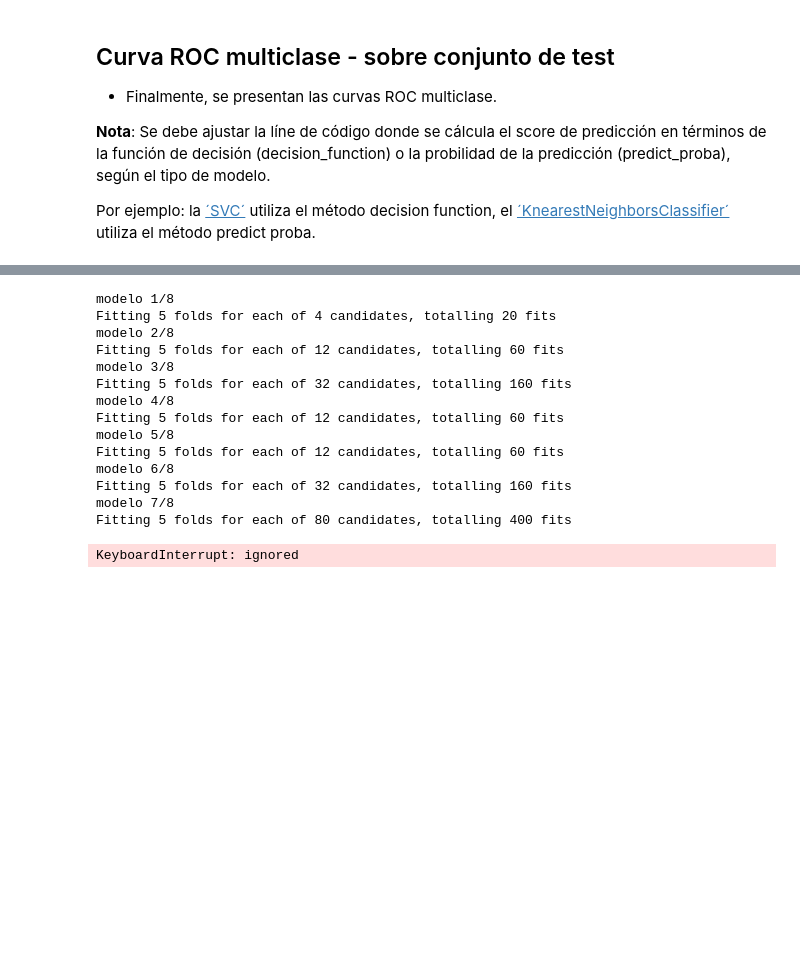
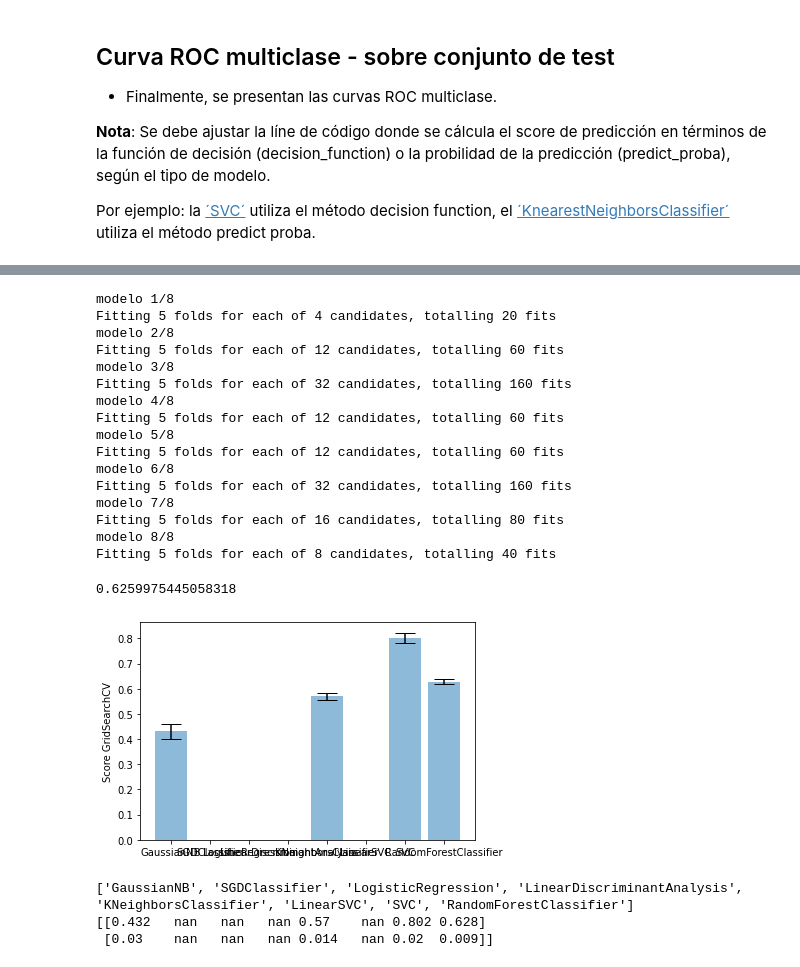
Before and after one commit to danpamplona/TareasMineria, a Jupyter notebook: Ejemplo7.ipynb, the cells around one changed output, grey strips where cells are left out. Cells and saved outputs as stored; diff of their text form; code cells hidden in the pictures; blank space fills up the shorter version.

```diff
--- a/Ejemplo7.ipynb
+++ b/Ejemplo7.ipynb
@@ -475,25 +513,24 @@ parameters =[
               },
               {
               'cl__C':[1e-4,1e-2,1e-1,1],  #Parámetros SVC
-              'cl__kernel':['linear', 'poly', 'rbf', 'sigmoid', 'precomputed'],
-               'cl__degree':[3,4,5,6]
+              'cl__kernel':['linear', 'poly'],
+               'cl__degree':[3,4,]
 
               },
              {
               'cl__n_estimators':[10,20,30,50],  #Parámetros RandomForestClassifier
               'cl__criterion':['gini', 'entropy'],
-              'cl__C':[1e-4,1e-2,1,1.5]
-              },
+              }
               ]
 
 label_models = ['GaussianNB','SGDClassifier', 'LogisticRegression', 'LinearDiscriminantAnalysis','KNeighborsClassifier','LinearSVC','SVC','RandomForestClassifier']
 
 models = []
 filename = 'results/lfw_models'
-for i in range(len(steps)): # recorrer modelos según lista pipeline
+for i in range(len(steps)): #recorrer modelos según lista pipeline
     print('modelo %d/%d' % (i+1,len(steps)))
     grid_search = GridSearchCV(Pipeline(steps[i]), parameters[i], n_jobs=-1,cv=5,
-                                scoring='accuracy',refit= True,verbose=10)#gridsearch para modelo i
+                                scoring='accuracy',refit= True,verbose=10) #gridsearch para modelo i
     grid_search.fit(Xtrain, ytrain)
     #mejor modelo entrenado
     models += [grid_search] #guardar modelos
@@ -512,5 +549,32 @@ Fitting 5 folds for each of 12 candidates, totalling 60 fits
 modelo 6/8
 Fitting 5 folds for each of 32 candidates, totalling 160 fits
 modelo 7/8
-Fitting 5 folds for each of 80 candidates, totalling 400 fits
+Fitting 5 folds for each of 16 candidates, totalling 80 fits
+modelo 8/8
+Fitting 5 folds for each of 8 candidates, totalling 40 fits
-KeyboardInterrupt: ignored
+# %%
+ind = models[2].cv_results_['mean_test_score'].argmax()
+models[i].cv_results_['mean_test_score'][i]
+# %% [output]
+0.6259975445058318
+# %%
+#recorrer modelos
+bars_ = np.zeros((2,len(models)))#arreglo de barras para graficar mejores modelos en promedio con std
+for i in range(len(models)):
+  ind = models[i].cv_results_['mean_test_score'].argmax()#se determina el mejor score de clasificación
+  bars_[0,i] = models[i].cv_results_['mean_test_score'][ind]#guardar score promedio del mejor modelo
+  bars_[1,i] = models[i].cv_results_['std_test_score'][ind]#guardar std del mejor modelo
+
+plt.bar(np.arange(len(models)), bars_[0], yerr=bars_[1], align='center', alpha=0.5, ecolor='black', capsize=10)
+plt.ylabel('Score GridSearchCV')
+plt.xticks(np.arange(len(models)))
+plt.gca().set_xticklabels(label_models)
+plt.show()
+
+print(label_models)
+print(np.round(bars_,3))
+# %% [output]
+[figure, added]
+['GaussianNB', 'SGDClassifier', 'LogisticRegression', 'LinearDiscriminantAnalysis', 'KNeighborsClassifier', 'LinearSVC', 'SVC', 'RandomForestClassifier']
+[[0.432   nan   nan   nan 0.57    nan 0.802 0.628]
+ [0.03    nan   nan   nan 0.014   nan 0.02  0.009]]
```
Also changed, not shown: parts of 10 cells of this notebook.
